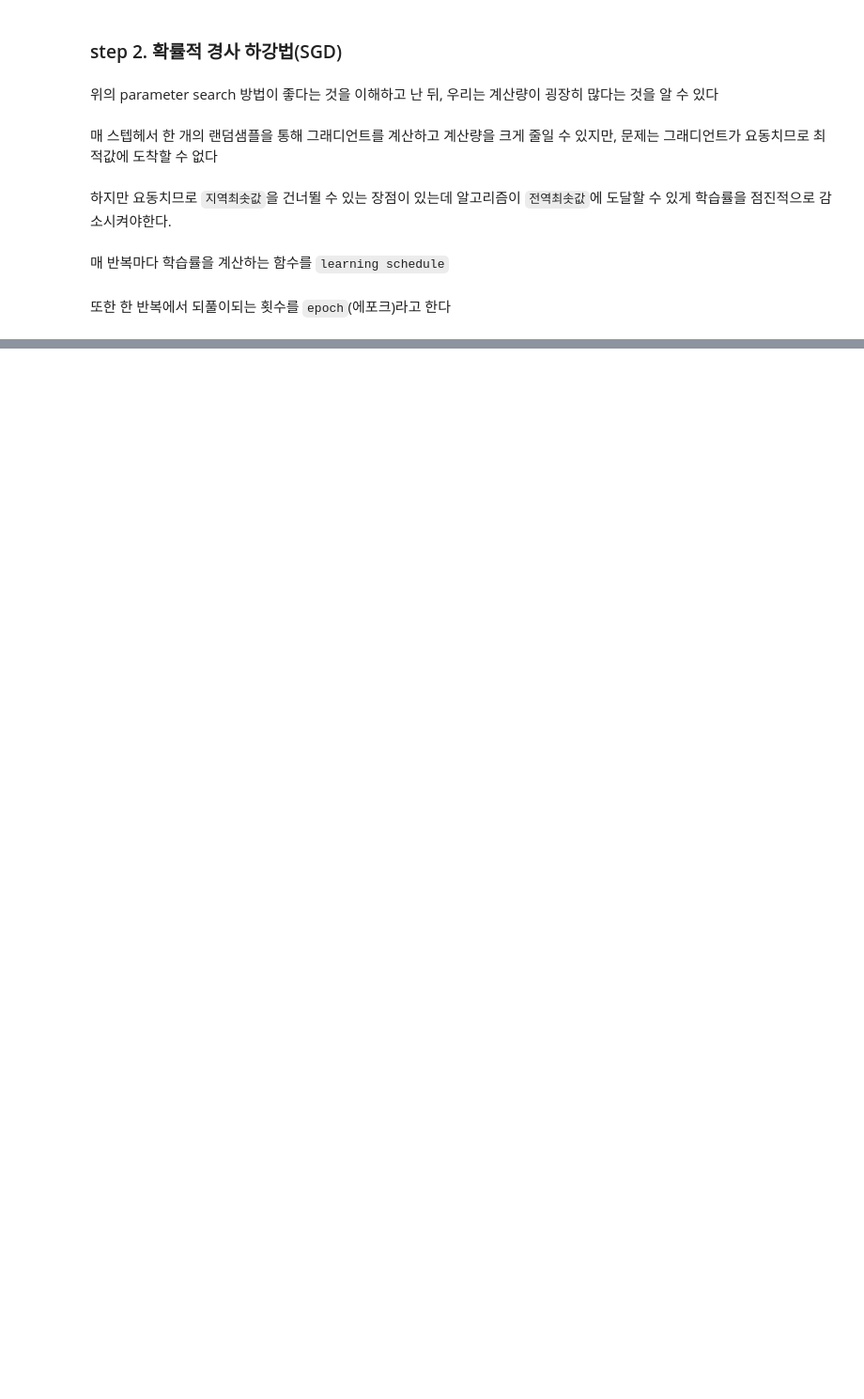
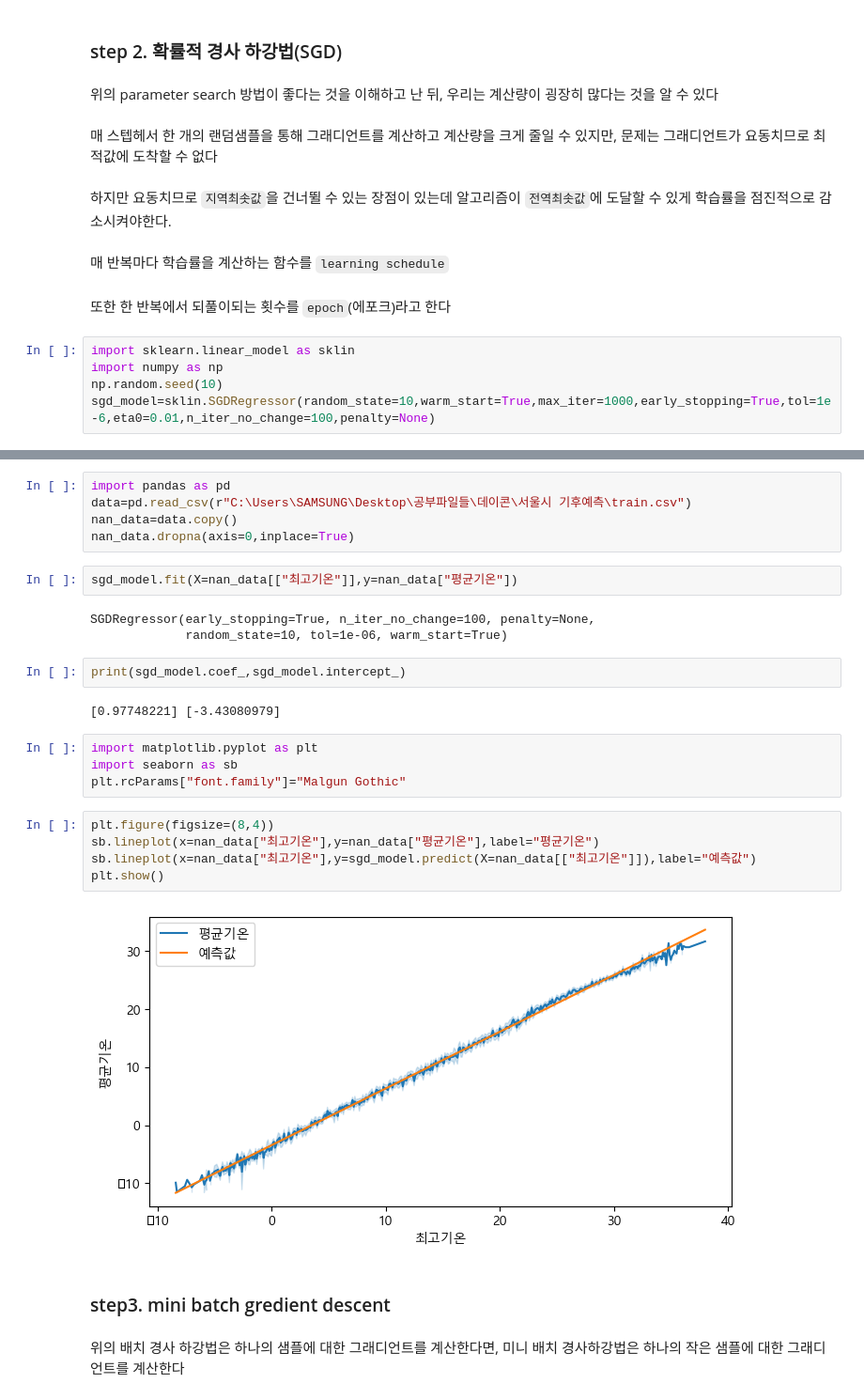
Before and after one commit to Apple03244/DataAnalysis-ML, a Jupyter notebook: HandsOn/모델알고리즘/002_gradiant_descent.ipynb, the cells around one changed output, grey strips where cells are left out. Shown: that part at 94% size. Cells and saved outputs as stored; diff of their text form; blank space fills up the shorter version.

Commit message:
learning curve

```diff
--- a/HandsOn/모델알고리즘/002_gradiant_descent.ipynb
+++ b/HandsOn/모델알고리즘/002_gradiant_descent.ipynb
@@ -39,3 +39,8 @@ $\theta^{(next-step)}=\theta-\eta \nabla_\theta MSE(\theta)$, where $\eta$ =학
 매 반복마다 학습률을 계산하는 함수를 `learning schedule`
 # %% [markdown]
 또한 한 반복에서 되풀이되는 횟수를 `epoch`(에포크)라고 한다
+# %%
+import sklearn.linear_model as sklin
+import numpy as np
+np.random.seed(10)
+sgd_model=sklin.SGDRegressor(random_state=10,warm_start=True,max_iter=1000,early_stopping=True,tol=1e-6,eta0=0.01,n_iter_no_change=100,penalty=None)
@@ -41,0 +53,29 @@ $\theta^{(next-step)}=\theta-\eta \nabla_\theta MSE(\theta)$, where $\eta$ =학
+# %%
+import pandas as pd
+data=pd.read_csv(r"C:\Users\SAMSUNG\Desktop\공부파일들\데이콘\서울시 기후예측\train.csv")
+nan_data=data.copy()
+nan_data.dropna(axis=0,inplace=True)
+# %%
+sgd_model.fit(X=nan_data[["최고기온"]],y=nan_data["평균기온"])
+# %% [output]
+SGDRegressor(early_stopping=True, n_iter_no_change=100, penalty=None,
+             random_state=10, tol=1e-06, warm_start=True)
+# %%
+print(sgd_model.coef_,sgd_model.intercept_)
+# %% [output]
+[0.97748221] [-3.43080979]
+# %%
+import matplotlib.pyplot as plt
+import seaborn as sb
+plt.rcParams["font.family"]="Malgun Gothic"
+# %%
+plt.figure(figsize=(8,4))
+sb.lineplot(x=nan_data["최고기온"],y=nan_data["평균기온"],label="평균기온")
+sb.lineplot(x=nan_data["최고기온"],y=sgd_model.predict(X=nan_data[["최고기온"]]),label="예측값")
+plt.show()
+# %% [output]
+[figure, added]
+# %% [markdown]
+### step3. mini batch gredient descent
+# %% [markdown]
+위의 배치 경사 하강법은 하나의 샘플에 대한 그래디언트를 계산한다면, 미니 배치 경사하강법은 하나의 작은 샘플에 대한 그래디언트를 계산한다
```
Also changed, not shown: parts of 1 cell of this notebook, 1 other file.
